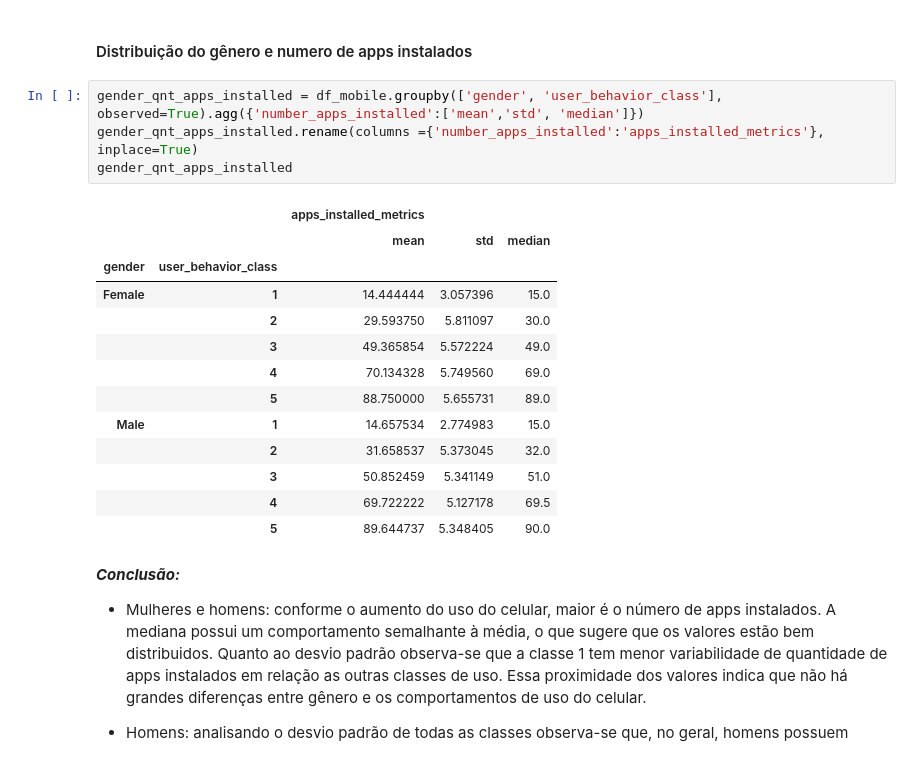
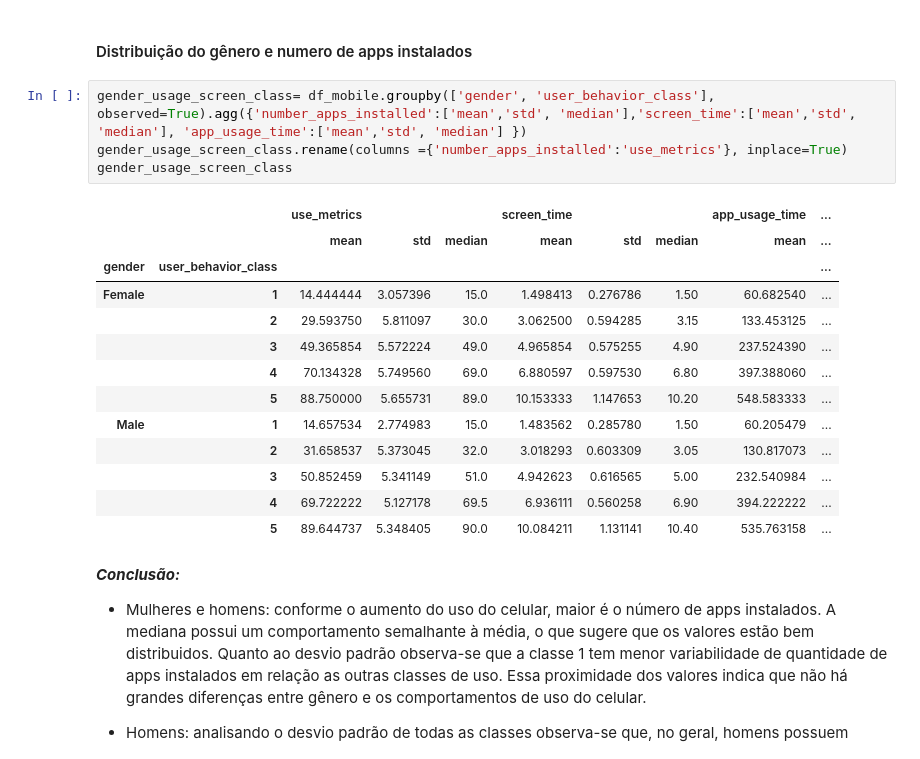
Before and after one commit to danielavescia/Mobile_Device_Usage, a Jupyter notebook: Mobile_Device_Usage.ipynb, the cells around one changed output. Cells and saved outputs as stored; diff of their text form.

```diff
--- a/Mobile_Device_Usage.ipynb
+++ b/Mobile_Device_Usage.ipynb
@@ -375,23 +423,23 @@ gender_op
 # %% [markdown]
 #### Distribuição do gênero e numero de apps instalados
 # %%
-gender_qnt_apps_installed = df_mobile.groupby(['gender', 'user_behavior_class'], observed=True).agg({'number_apps_installed':['mean','std', 'median']})
-gender_qnt_apps_installed.rename(columns ={'number_apps_installed':'apps_installed_metrics'}, inplace=True)
-gender_qnt_apps_installed
+gender_usage_screen_class= df_mobile.groupby(['gender', 'user_behavior_class'], observed=True).agg({'number_apps_installed':['mean','std', 'median'],'screen_time':['mean','std', 'median'], 'app_usage_time':['mean','std', 'median'] })
+gender_usage_screen_class.rename(columns ={'number_apps_installed':'use_metrics'}, inplace=True)
+gender_usage_screen_class
 # %% [output]
-|  |  | apps_installed_metrics |  |  |
-|  |  | mean | std | median |
-| gender | user_behavior_class |  |  |  |
-| Female | 1 | 14.444444 | 3.057396 | 15.0 |
-|  | 2 | 29.593750 | 5.811097 | 30.0 |
-|  | 3 | 49.365854 | 5.572224 | 49.0 |
-|  | 4 | 70.134328 | 5.749560 | 69.0 |
-|  | 5 | 88.750000 | 5.655731 | 89.0 |
-| Male | 1 | 14.657534 | 2.774983 | 15.0 |
-|  | 2 | 31.658537 | 5.373045 | 32.0 |
-|  | 3 | 50.852459 | 5.341149 | 51.0 |
-|  | 4 | 69.722222 | 5.127178 | 69.5 |
-|  | 5 | 89.644737 | 5.348405 | 90.0 |
+|  |  | use_metrics |  |  | screen_time |  |  | app_usage_time | ... |
+|  |  | mean | std | median | mean | std | median | mean | ... |
+| gender | user_behavior_class |  |  |  |  |  |  |  | ... |
+| Female | 1 | 14.444444 | 3.057396 | 15.0 | 1.498413 | 0.276786 | 1.50 | 60.682540 | ... |
+|  | 2 | 29.593750 | 5.811097 | 30.0 | 3.062500 | 0.594285 | 3.15 | 133.453125 | ... |
+|  | 3 | 49.365854 | 5.572224 | 49.0 | 4.965854 | 0.575255 | 4.90 | 237.524390 | ... |
+|  | 4 | 70.134328 | 5.749560 | 69.0 | 6.880597 | 0.597530 | 6.80 | 397.388060 | ... |
+|  | 5 | 88.750000 | 5.655731 | 89.0 | 10.153333 | 1.147653 | 10.20 | 548.583333 | ... |
+| Male | 1 | 14.657534 | 2.774983 | 15.0 | 1.483562 | 0.285780 | 1.50 | 60.205479 | ... |
+|  | 2 | 31.658537 | 5.373045 | 32.0 | 3.018293 | 0.603309 | 3.05 | 130.817073 | ... |
+|  | 3 | 50.852459 | 5.341149 | 51.0 | 4.942623 | 0.616565 | 5.00 | 232.540984 | ... |
+|  | 4 | 69.722222 | 5.127178 | 69.5 | 6.936111 | 0.560258 | 6.90 | 394.222222 | ... |
+|  | 5 | 89.644737 | 5.348405 | 90.0 | 10.084211 | 1.131141 | 10.40 | 535.763158 | ... |
 # %% [markdown]
 ***Conclusão:***
 * Mulheres e homens: conforme o aumento do uso do celular, maior é o número de apps instalados. A mediana possui um comportamento semalhante à média, o que sugere que os valores estão bem distribuidos. Quanto ao desvio padrão observa-se que a classe 1 tem menor variabilidade de quantidade de apps instalados em relação as outras classes de uso. Essa proximidade dos valores indica que não há grandes diferenças entre gênero e os comportamentos de uso do celular.
```
Also changed, not shown: parts of 20 cells of this notebook.
